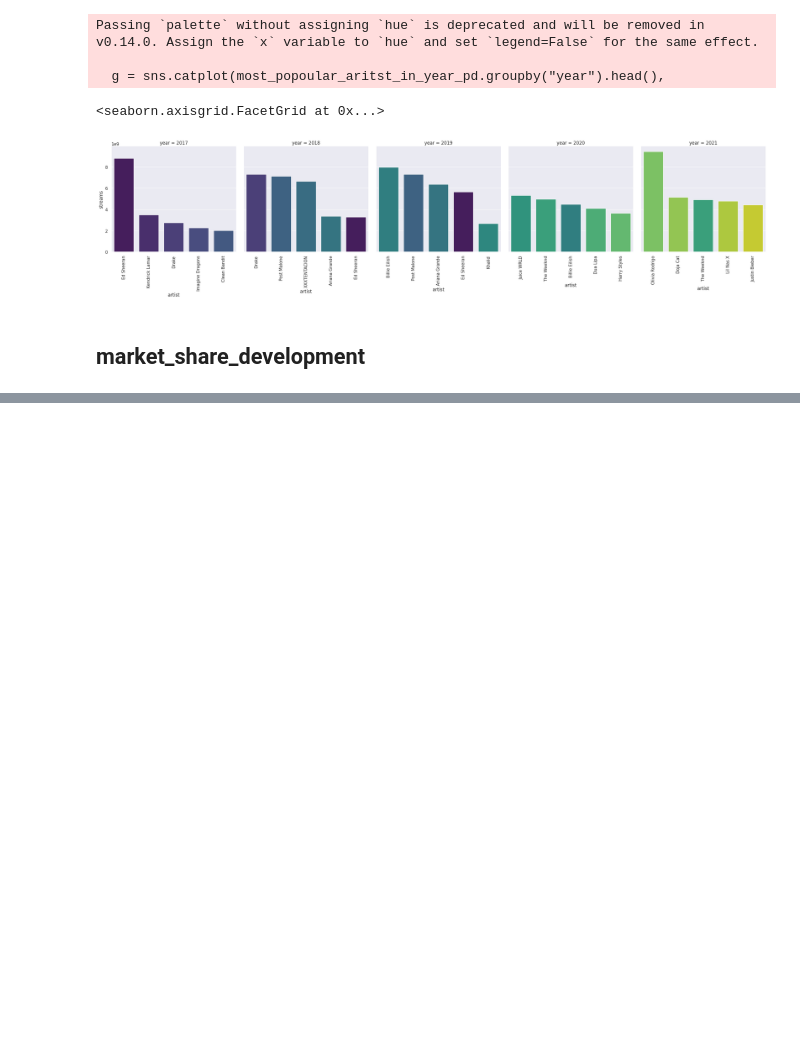
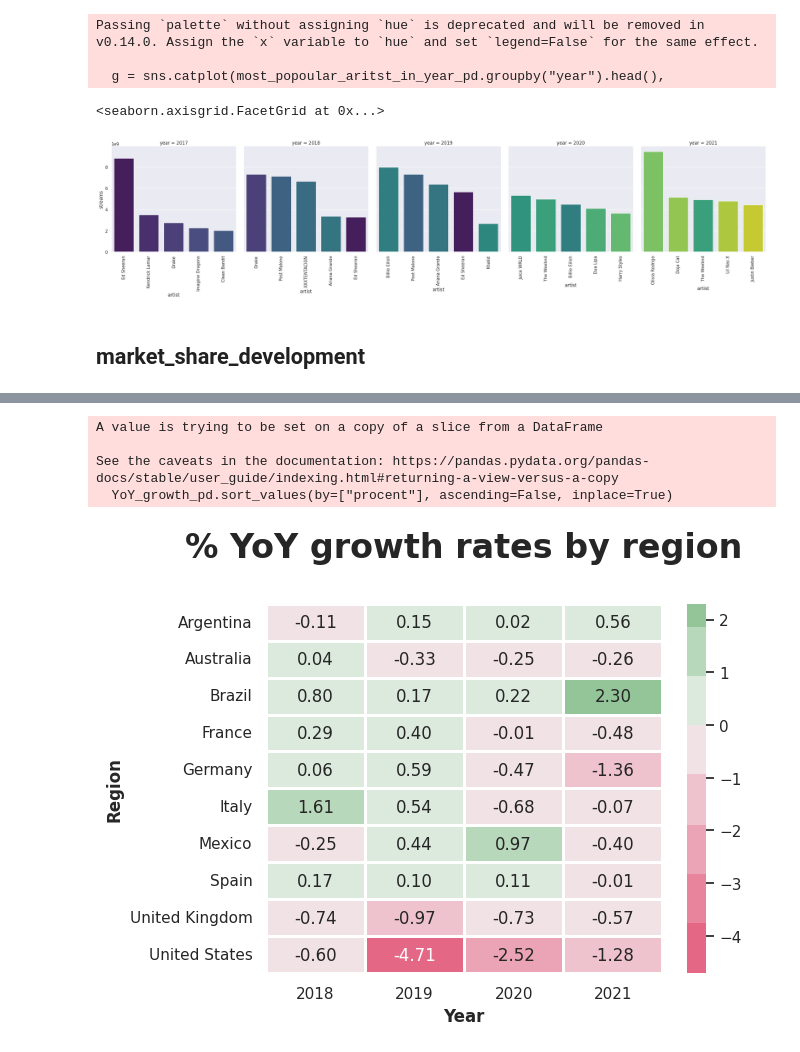
Before and after one commit to meluzyn100/Big_Data, a Jupyter notebook: projekt/analiza.ipynb, the cells around one changed output, grey strips where cells are left out. Drawn from its saved outputs; the diff is of its cells as text; code cells hidden in the pictures; blank space fills up the shorter version.

```diff
--- a/projekt/analiza.ipynb
+++ b/projekt/analiza.ipynb
@@ -156,0 +183,27 @@ Passing `palette` without assigning `hue` is deprecated and will be removed in v
+# %%
+import matplotlib.colors as mcolors
+
+market_share_development_pd.sort_values(by=["year","procent"], ascending=False, inplace=True)
+YoY_growth_pd = market_share_development_pd
+YoY_growth_pd.sort_values(by=["year", "region"], ascending=False, inplace=True)
+diff = YoY_growth_pd.groupby(["region"])["procent"].diff(-1)
+YoY_growth_pd["growth"] = diff
+YoY_growth_pd = YoY_growth_pd[YoY_growth_pd["year"] != 2017]
+YoY_growth_pd.sort_values(by=["procent"], ascending=False, inplace=True)
+regions_to_slect = YoY_growth_pd.groupby("region").head(1).head(10)["region"]
+YoY_growth_pd = YoY_growth_pd[YoY_growth_pd["region"].isin(regions_to_slect)]
+
+cmap = sns.diverging_palette(h_neg=0, h_pos=130, s=70, l=60, n=10)
+sns.heatmap(YoY_growth_pd.pivot(index="region", columns="year", values="growth"),
+            cmap=cmap, annot=True, fmt=".2f", linewidths=2, annot_kws={"size":12},
+            center=0)
+plt.title('% YoY growth rates by region\n', fontsize=24, fontweight='bold')
+plt.ylabel('Region', fontsize=12, fontweight='bold')
+plt.xlabel('Year', fontsize=12, fontweight='bold')
+plt.show()
+# %% [output]
+A value is trying to be set on a copy of a slice from a DataFrame
+
+See the caveats in the documentation: https://pandas.pydata.org/pandas-docs/stable/user_guide/indexing.html#returning-a-view-versus-a-copy
+  YoY_growth_pd.sort_values(by=["procent"], ascending=False, inplace=True)
+[figure, added]
```
Also changed, not shown: parts of 15 cells of this notebook, 6 other files.
